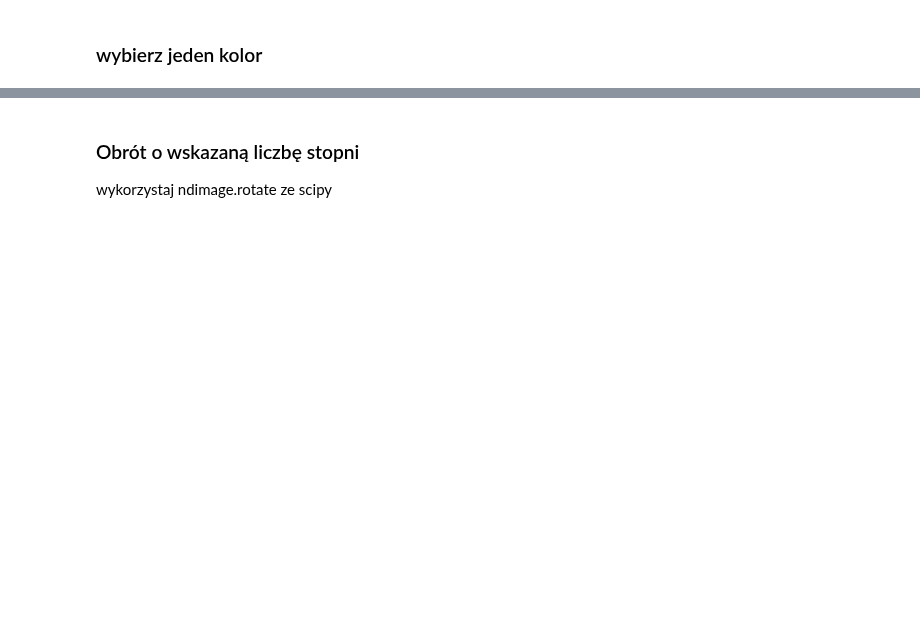
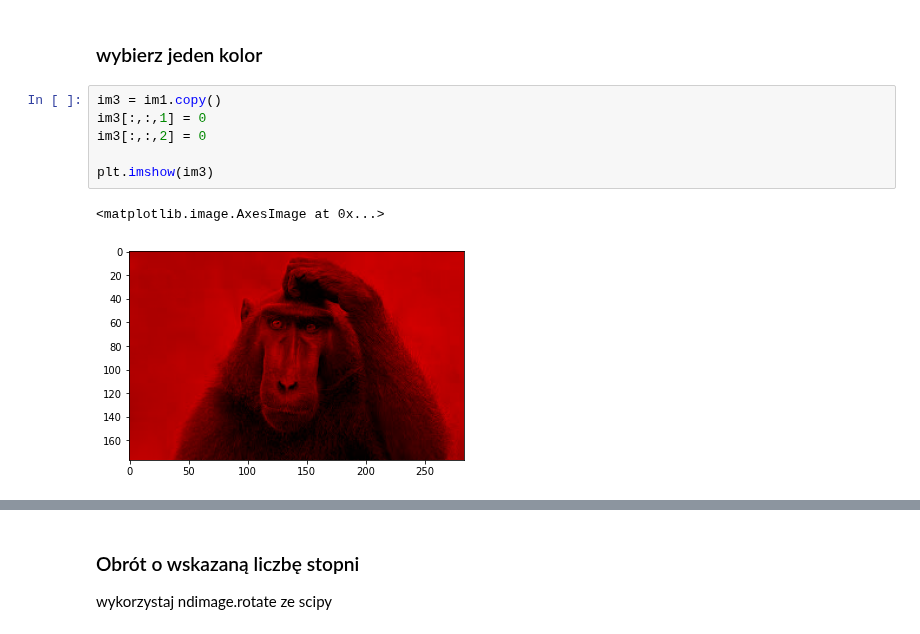
Before and after one commit to rkorzen/python_bootcamp_28032020_remote, a Jupyter notebook: 08_numpy_pandas/numpy_bootcamp_zadania.ipynb, the cells around one changed output, grey strips where cells are left out. Cells and saved outputs as stored; diff of their text form; blank space fills up the shorter version.

```diff
--- a/08_numpy_pandas/numpy_bootcamp_zadania.ipynb
+++ b/08_numpy_pandas/numpy_bootcamp_zadania.ipynb
@@ -71,2 +120,11 @@ plt.imshow(im2)
 # %% [markdown]
 ### wybierz jeden kolor
+# %%
+im3 = im1.copy()
+im3[:,:,1] = 0
+im3[:,:,2] = 0
+
+plt.imshow(im3)
+# %% [output]
+<matplotlib.image.AxesImage at 0x...>
+[figure, added]
```
Also changed, not shown: parts of 21 cells of this notebook, 30 other files.
